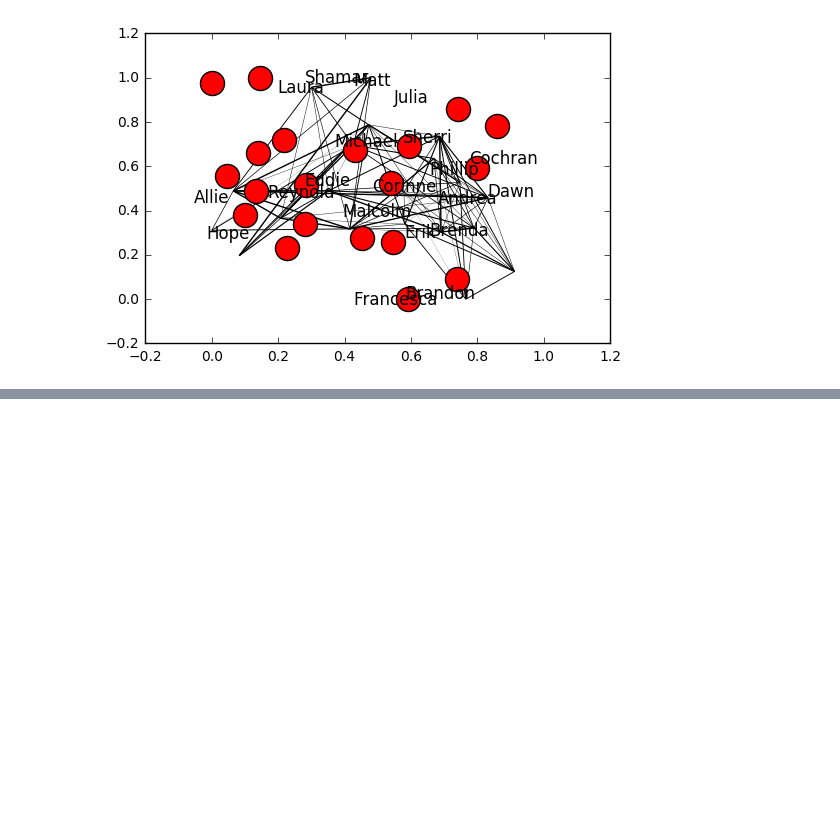
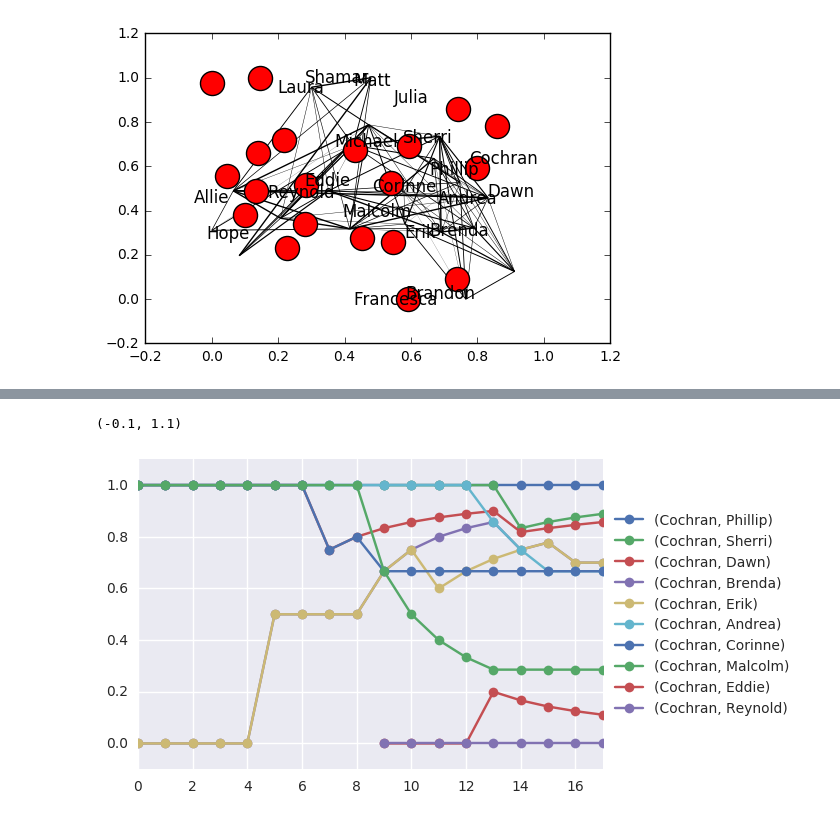
Before and after one commit to piocalderon/survivor-alliance-analysis, a Jupyter notebook: Survivor Alliance Network.ipynb, the cells around one changed output, grey strips where cells are left out. Saved outputs shown, nothing was run; the diff lists cells and outputs as text; code cells hidden in the pictures; blank space fills up the shorter version.

```diff
--- a/Survivor Alliance Network.ipynb
+++ b/Survivor Alliance Network.ipynb
@@ -297,0 +471,9 @@ nx.draw_networkx_edges(G,nx.spring_layout(G),width=w)
+# %%
+def find_str(tup,string):
+    return (tup[0] == string) or (tup[1] == string)
+# %%
+filled[[find_str(i,'Cochran') for i in filled.index]].sort_values(17,ascending=False).T.plot(style='o-').legend(loc='center left', bbox_to_anchor=(1, 0.5))
+plt.ylim(-0.1,1.1)
+# %% [output]
+(-0.1, 1.1)
+[figure, added]
```
Also changed, not shown: parts of 14 cells of this notebook.
